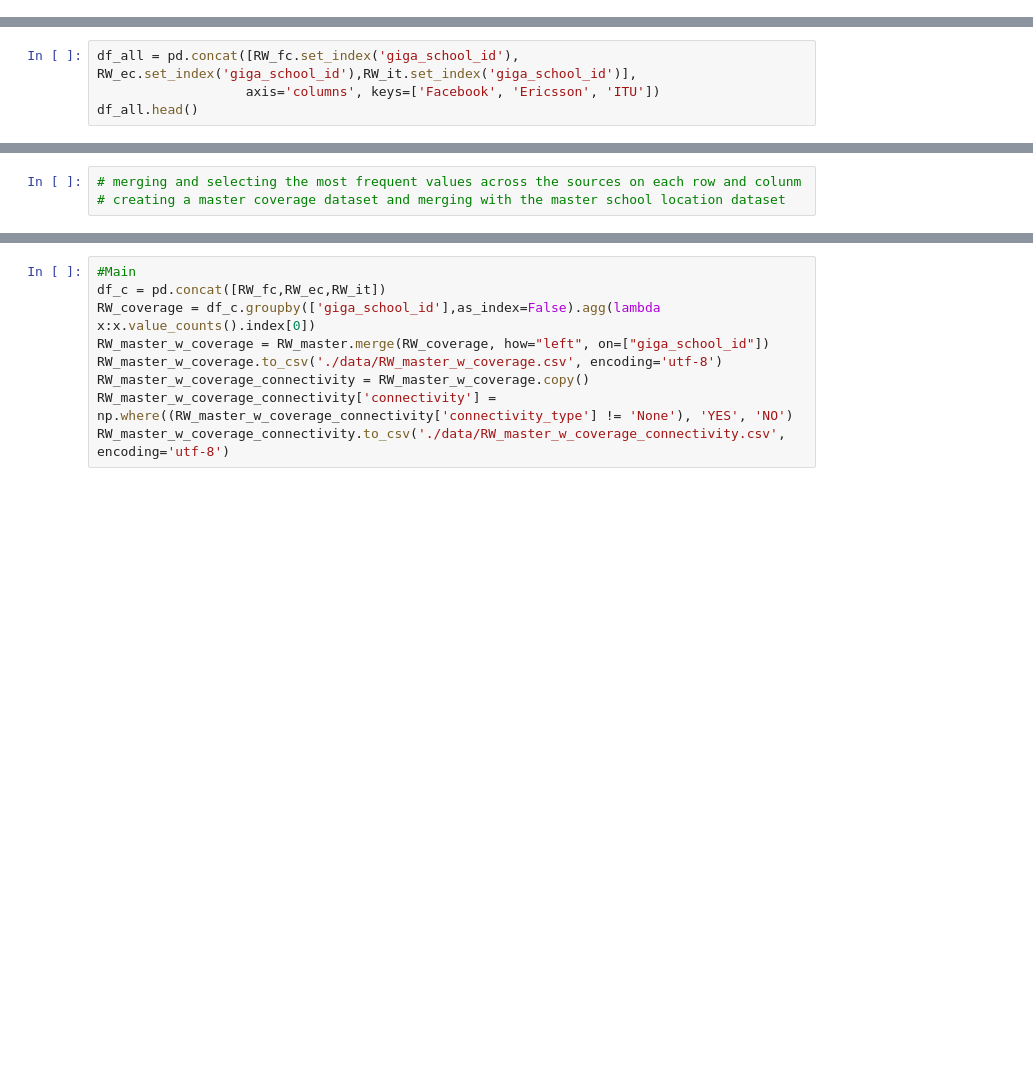
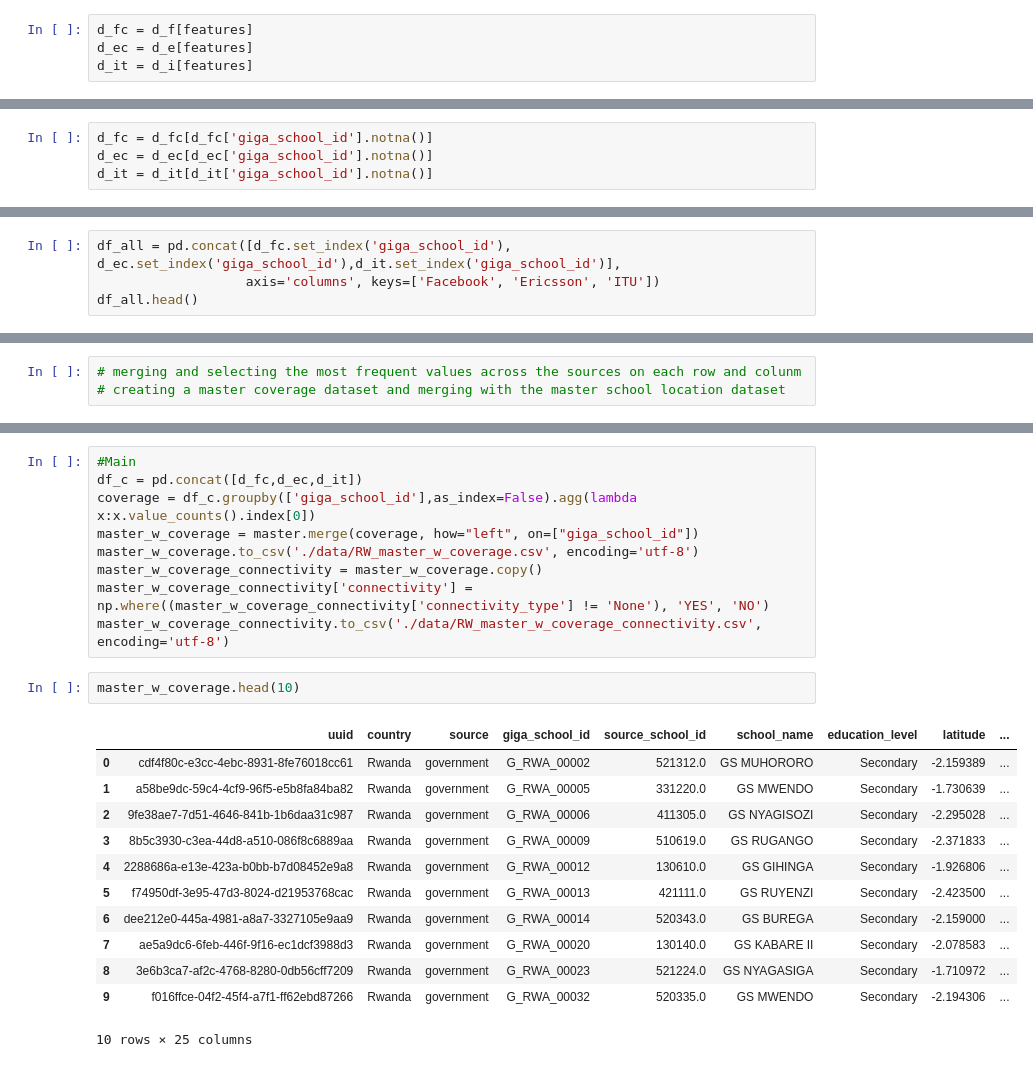
Before and after one commit to unicef/coverage_workflow, a Jupyter notebook: Notebooks/coverage_data_creation.ipynb, the cells around one changed output, grey strips where cells are left out. Saved outputs shown, nothing was run; the diff lists cells and outputs as text; blank space fills up the shorter version.

```diff
--- a/Notebooks/coverage_data_creation.ipynb
+++ b/Notebooks/coverage_data_creation.ipynb
@@ -129,2 +125,6 @@ RW_it = RW_itu[features]
+# %%
+d_fc = d_f[features]
+d_ec = d_e[features]
+d_it = d_i[features]
 # %%
 # more sanity checks for nan on giga_school_id
@@ -135,7 +131,11 @@ RW_it = RW_it[RW_it['giga_school_id'].notna()]
+# %%
+d_fc = d_fc[d_fc['giga_school_id'].notna()]
+d_ec = d_ec[d_ec['giga_school_id'].notna()]
+d_it = d_it[d_it['giga_school_id'].notna()]
 # %%
 # visually comparing the sources for matches and mismatches across the columns
 # %%
-df_all = pd.concat([RW_fc.set_index('giga_school_id'), RW_ec.set_index('giga_school_id'),RW_it.set_index('giga_school_id')],
+df_all = pd.concat([d_fc.set_index('giga_school_id'), d_ec.set_index('giga_school_id'),d_it.set_index('giga_school_id')],
                    axis='columns', keys=['Facebook', 'Ericsson', 'ITU'])
 df_all.head()
 # %% [output]
@@ -226,9 +235,24 @@ Column Summary
 # %%
 #Main
-df_c = pd.concat([RW_fc,RW_ec,RW_it])
-RW_coverage = df_c.groupby(['giga_school_id'],as_index=False).agg(lambda x:x.value_counts().index[0])
-RW_master_w_coverage = RW_master.merge(RW_coverage, how="left", on=["giga_school_id"])
-RW_master_w_coverage.to_csv('./data/RW_master_w_coverage.csv', encoding='utf-8')
-RW_master_w_coverage_connectivity = RW_master_w_coverage.copy()
-RW_master_w_coverage_connectivity['connectivity'] = np.where((RW_master_w_coverage_connectivity['connectivity_type'] != 'None'), 'YES', 'NO')
-RW_master_w_coverage_connectivity.to_csv('./data/RW_master_w_coverage_connectivity.csv', encoding='utf-8')
+df_c = pd.concat([d_fc,d_ec,d_it])
+coverage = df_c.groupby(['giga_school_id'],as_index=False).agg(lambda x:x.value_counts().index[0])
+master_w_coverage = master.merge(coverage, how="left", on=["giga_school_id"])
+master_w_coverage.to_csv('./data/RW_master_w_coverage.csv', encoding='utf-8')
+master_w_coverage_connectivity = master_w_coverage.copy()
+master_w_coverage_connectivity['connectivity'] = np.where((master_w_coverage_connectivity['connectivity_type'] != 'None'), 'YES', 'NO')
+master_w_coverage_connectivity.to_csv('./data/RW_master_w_coverage_connectivity.csv', encoding='utf-8')
+# %%
+master_w_coverage.head(10)
+# %% [output]
+|  | uuid | country | source | giga_school_id | source_school_id | school_name | education_level | latitude | ... |
+| 0 | cdf4f80c-e3cc-4ebc-8931-8fe76018cc61 | Rwanda | government | G_RWA_00002 | 521312.0 | GS MUHORORO | Secondary | -2.159389 | ... |
+| 1 | a58be9dc-59c4-4cf9-96f5-e5b8fa84ba82 | Rwanda | government | G_RWA_00005 | 331220.0 | GS MWENDO | Secondary | -1.730639 | ... |
+| 2 | 9fe38ae7-7d51-4646-841b-1b6daa31c987 | Rwanda | government | G_RWA_00006 | 411305.0 | GS NYAGISOZI | Secondary | -2.295028 | ... |
+| 3 | 8b5c3930-c3ea-44d8-a510-086f8c6889aa | Rwanda | government | G_RWA_00009 | 510619.0 | GS RUGANGO | Secondary | -2.371833 | ... |
+| 4 | 2288686a-e13e-423a-b0bb-b7d08452e9a8 | Rwanda | government | G_RWA_00012 | 130610.0 | GS GIHINGA | Secondary | -1.926806 | ... |
+| 5 | f74950df-3e95-47d3-8024-d21953768cac | Rwanda | government | G_RWA_00013 | 421111.0 | GS RUYENZI | Secondary | -2.423500 | ... |
+| 6 | dee212e0-445a-4981-a8a7-3327105e9aa9 | Rwanda | government | G_RWA_00014 | 520343.0 | GS BUREGA | Secondary | -2.159000 | ... |
+| 7 | ae5a9dc6-6feb-446f-9f16-ec1dcf3988d3 | Rwanda | government | G_RWA_00020 | 130140.0 | GS KABARE II | Secondary | -2.078583 | ... |
+| 8 | 3e6b3ca7-af2c-4768-8280-0db56cff7209 | Rwanda | government | G_RWA_00023 | 521224.0 | GS NYAGASIGA | Secondary | -1.710972 | ... |
+| 9 | f016ffce-04f2-45f4-a7f1-ff62ebd87266 | Rwanda | government | G_RWA_00032 | 520335.0 | GS MWENDO | Secondary | -2.194306 | ... |
+10 rows × 25 columns
```
Also changed, not shown: parts of 16 cells of this notebook, 2 other files.
